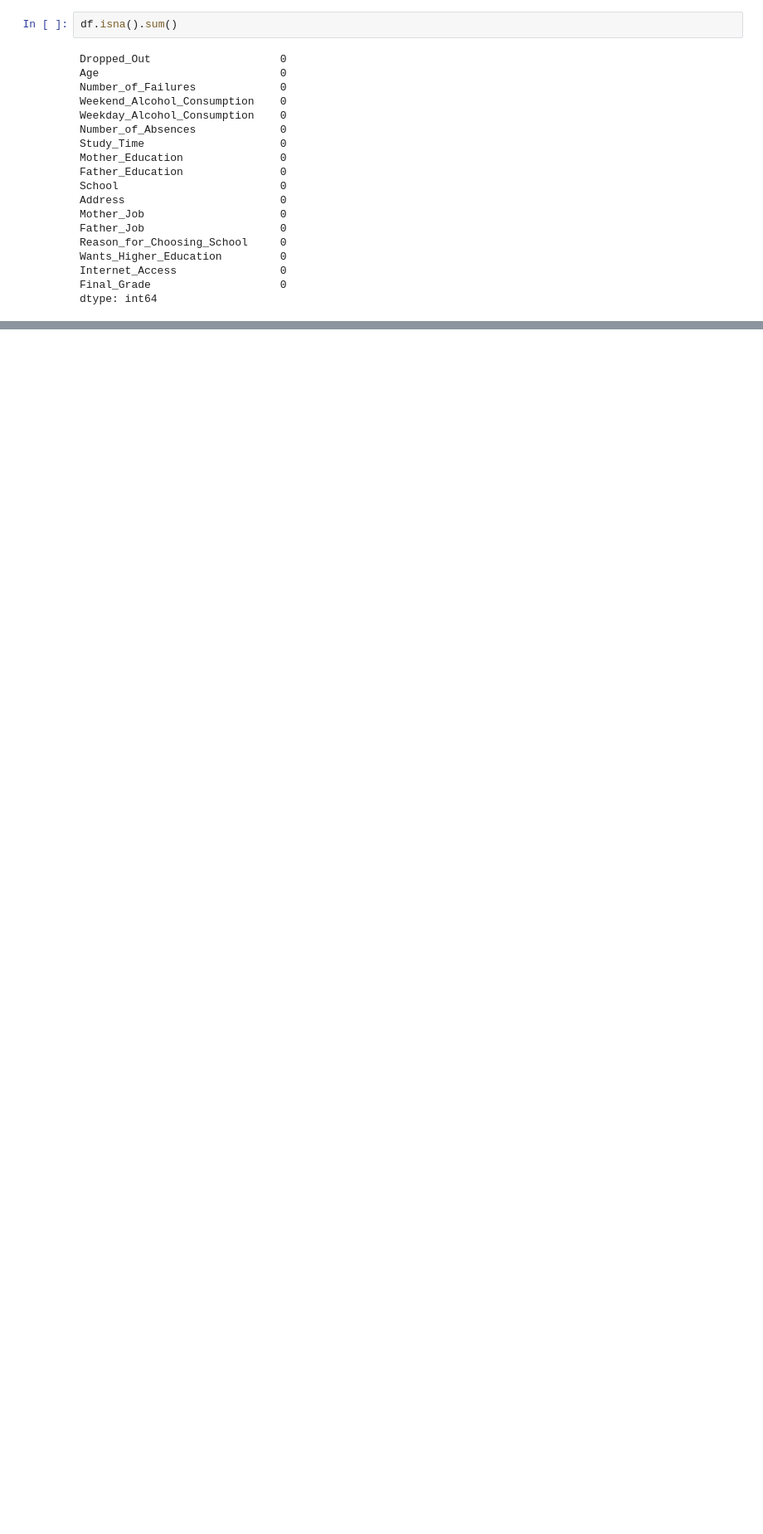
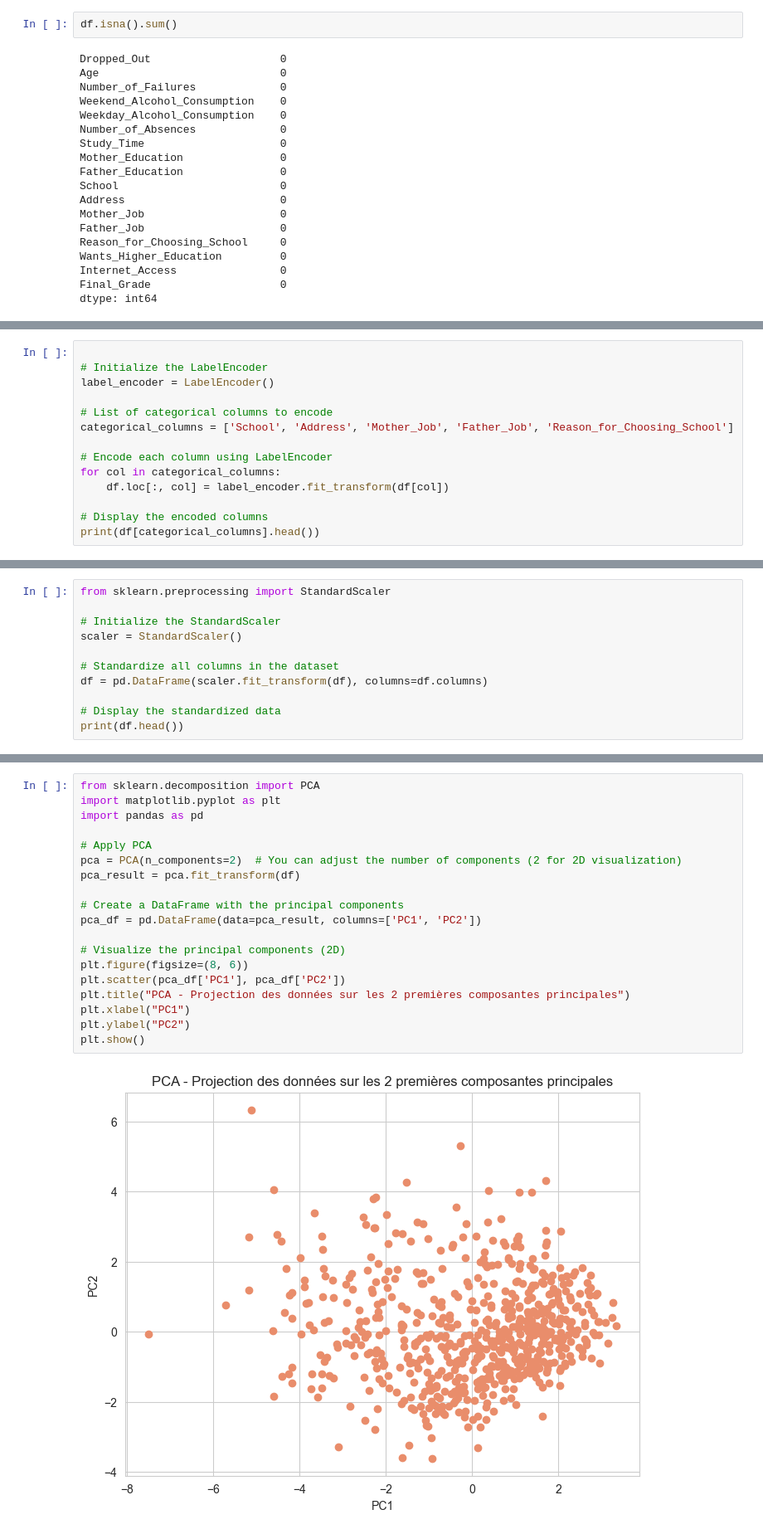
Before and after one commit to Amen-KH/Dropout_Analysis, a Jupyter notebook: dropout_analysis.ipynb, the cells around one changed output, grey strips where cells are left out. Shown at 83% size. Cells and saved outputs as stored; diff of their text form; blank space fills up the shorter version.

```diff
--- a/dropout_analysis.ipynb
+++ b/dropout_analysis.ipynb
@@ -454,0 +476,14 @@ Unique values in 'Internet_Access':
+# %%
+
+# Initialize the LabelEncoder
+label_encoder = LabelEncoder()
+
+# List of categorical columns to encode
+categorical_columns = ['School', 'Address', 'Mother_Job', 'Father_Job', 'Reason_for_Choosing_School']
+
+# Encode each column using LabelEncoder
+for col in categorical_columns:
+    df.loc[:, col] = label_encoder.fit_transform(df[col])
+
+# Display the encoded columns
+print(df[categorical_columns].head())
@@ -454,0 +526,11 @@ Unique values in 'Internet_Access':
+# %%
+from sklearn.preprocessing import StandardScaler
+
+# Initialize the StandardScaler
+scaler = StandardScaler()
+
+# Standardize all columns in the dataset
+df = pd.DataFrame(scaler.fit_transform(df), columns=df.columns)
+
+# Display the standardized data
+print(df.head())
@@ -454,0 +640,21 @@ Unique values in 'Internet_Access':
+# %%
+from sklearn.decomposition import PCA
+import matplotlib.pyplot as plt
+import pandas as pd
+
+# Apply PCA
+pca = PCA(n_components=2)  # You can adjust the number of components (2 for 2D visualization)
+pca_result = pca.fit_transform(df)
+
+# Create a DataFrame with the principal components
+pca_df = pd.DataFrame(data=pca_result, columns=['PC1', 'PC2'])
+
+# Visualize the principal components (2D)
+plt.figure(figsize=(8, 6))
+plt.scatter(pca_df['PC1'], pca_df['PC2'])
+plt.title("PCA - Projection des données sur les 2 premières composantes principales")
+plt.xlabel("PC1")
+plt.ylabel("PC2")
+plt.show()
+# %% [output]
+[figure, added]
```
Also changed, not shown: parts of 23 cells of this notebook.
